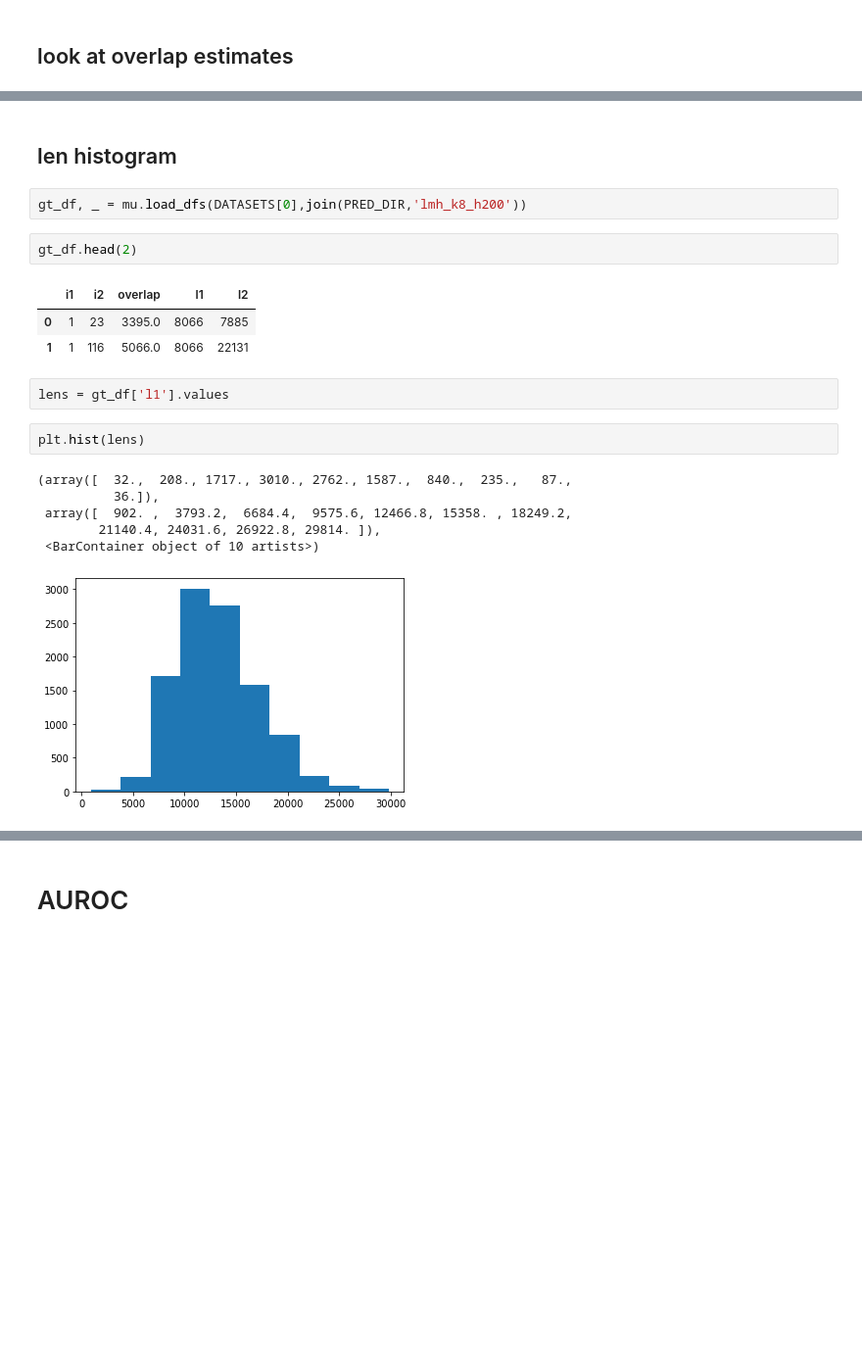
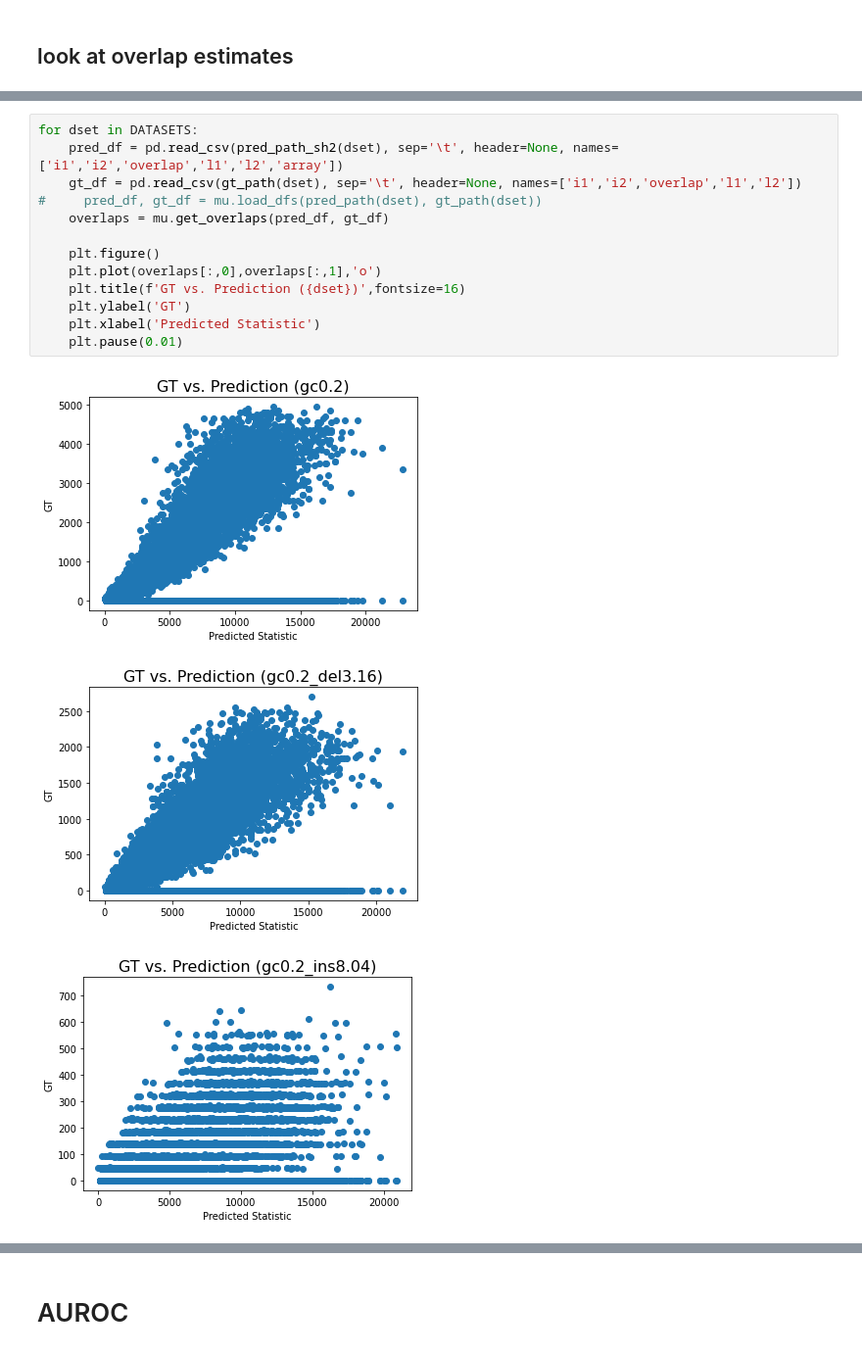
Before and after one commit to Adityanarayan96/SequenceAlignmentAndSketching, a Jupyter notebook: aln_metrics.ipynb, the cells around one changed output, grey strips where cells are left out. Shown at 98% size. Drawn from its saved outputs; the diff is of its cells as text; blank space fills up the shorter version.

```diff
--- a/aln_metrics.ipynb
+++ b/aln_metrics.ipynb
@@ -44,21 +59,17 @@ Text(0, 0.5, 'Predicted Alignment Size')
-# %% [markdown]
-## len histogram
-# %%
-gt_df, _ = mu.load_dfs(DATASETS[0],join(PRED_DIR,'lmh_k8_h200'))
-# %%
-gt_df.head(2)
-# %% [output]
-|  | i1 | i2 | overlap | l1 | l2 |
-| 0 | 1 | 23 | 3395.0 | 8066 | 7885 |
-| 1 | 1 | 116 | 5066.0 | 8066 | 22131 |
-# %%
-lens = gt_df['l1'].values
-# %%
-plt.hist(lens)
-# %% [output]
-(array([  32.,  208., 1717., 3010., 2762., 1587.,  840.,  235.,   87.,
-          36.]),
- array([  902. ,  3793.2,  6684.4,  9575.6, 12466.8, 15358. , 18249.2,
-        21140.4, 24031.6, 26922.8, 29814. ]),
- <BarContainer object of 10 artists>)
-[figure, removed]
+# %%
+for dset in DATASETS:
+    pred_df = pd.read_csv(pred_path_sh2(dset), sep='\t', header=None, names=['i1','i2','overlap','l1','l2','array'])
+    gt_df = pd.read_csv(gt_path(dset), sep='\t', header=None, names=['i1','i2','overlap','l1','l2'])
+#     pred_df, gt_df = mu.load_dfs(pred_path(dset), gt_path(dset))
+    overlaps = mu.get_overlaps(pred_df, gt_df)
+
+    plt.figure()
+    plt.plot(overlaps[:,0],overlaps[:,1],'o')
+    plt.title(f'GT vs. Prediction ({dset})',fontsize=16)
+    plt.ylabel('GT')
+    plt.xlabel('Predicted Statistic')
+    plt.pause(0.01)
+# %% [output]
+[figure, added]
+[figure, added]
+[figure, added]
```
Also changed, not shown: parts of 14 cells of this notebook, 4 other files.
